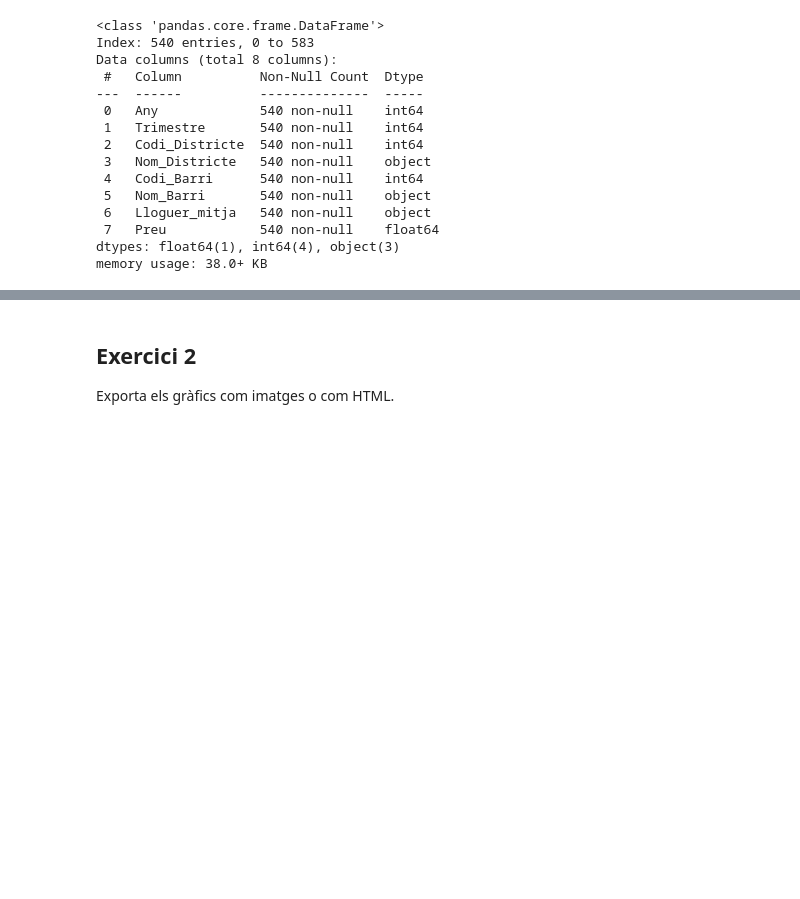
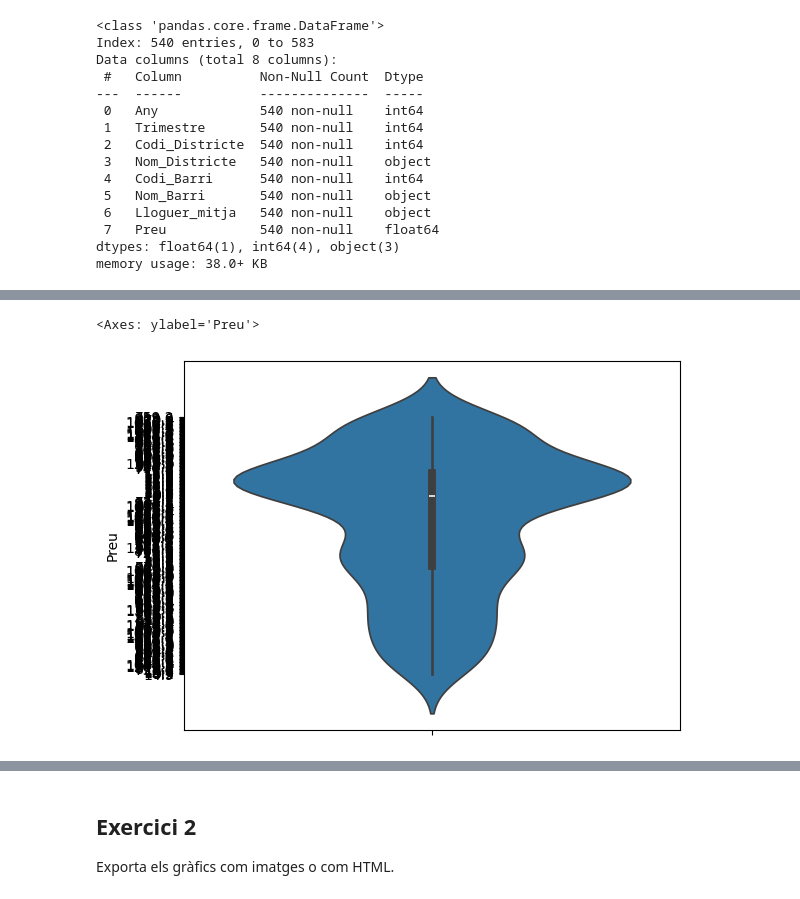
Before and after one commit to tonimartibarbera/Exercicis_Curs_Intro_analisi_de_dades_Python, a Jupyter notebook: Mòdul 4 - Exercicis.ipynb, the cells around one changed output, grey strips where cells are left out. Drawn from its saved outputs; the diff is of its cells as text; code cells hidden in the pictures; blank space fills up the shorter version.

Commit message:
Inici sessió 6a

```diff
--- a/Mòdul 4 - Exercicis.ipynb
+++ b/Mòdul 4 - Exercicis.ipynb
@@ -166,2 +177,12 @@ df.head()
+# %%
+################################################################
+################## Seguimos en la sessió 6 #####################
+################################################################
+# Crea almenys una visualització per:
+# - Una variable numèrica (Preu)
+sns.violinplot(data=df, y='Preu')
+# %% [output]
+<Axes: ylabel='Preu'>
+[figure, added]
 # %%
 # Crea almenys una visualització per:
```
Also changed, not shown: parts of 8 cells of this notebook.
